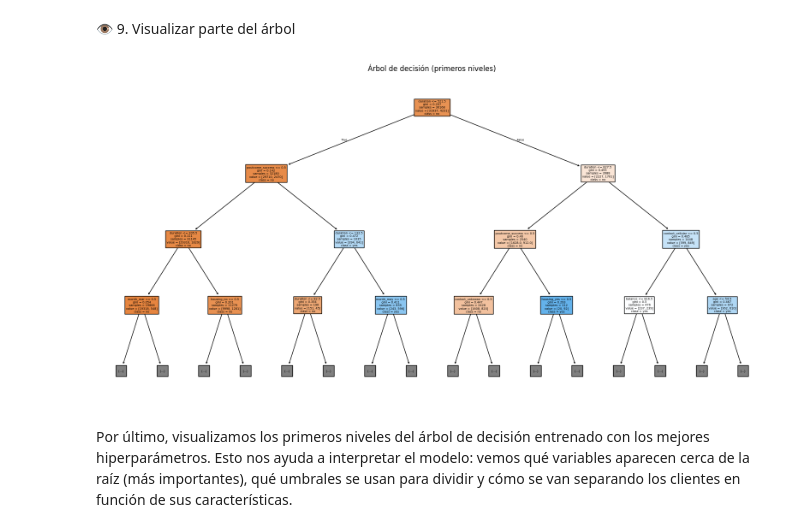
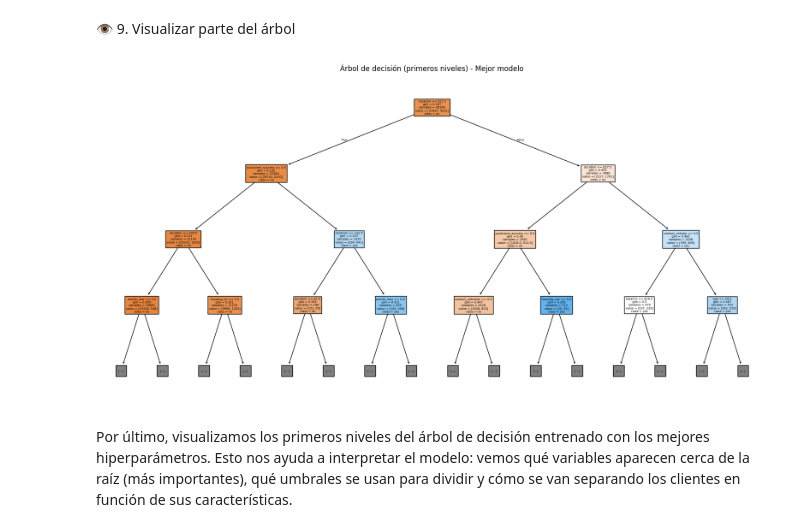
Before and after one commit to dianahoyos/DS_Online_Diana_Hoyos, a Jupyter notebook: 04_Machine_Learning/Sprint_11/Unidad_01_ML_Supervisado_Arboles_de_Decision/03_Practica_Obligatoria/18_Practica_Obligatoria_Arboles_de_Decision.ipynb, the cells around one changed output. Saved outputs shown, nothing was run; the diff lists cells and outputs as text; code cells hidden in the pictures.

```diff
--- a/04_Machine_Learning/Sprint_11/Unidad_01_ML_Supervisado_Arboles_de_Decision/03_Practica_Obligatoria/18_Practica_Obligatoria_Arboles_de_Decision.ipynb
+++ b/04_Machine_Learning/Sprint_11/Unidad_01_ML_Supervisado_Arboles_de_Decision/03_Practica_Obligatoria/18_Practica_Obligatoria_Arboles_de_Decision.ipynb
@@ -373,29 +502,38 @@ La curva ROC muestra el compromiso entre tasa de verdaderos positivos (TPR) y ta
 # %% [markdown]
 🎛️ 7. GridSearch de hiperparámetros
 # %%
-# =========================
+
 # 13. GRID SEARCH
-# =========================
+
 # Probamos varios valores para los hiperparámetros principales del árbol
+# que ofrece mejor rendimiento (según F1).
+
+# Definimos el espacio de búsqueda (param_grid).
+# Los nombres van con el prefijo "model__" porque el árbol está
+# dentro del Pipeline bajo la clave "model"
 
 param_grid = {
-    "model__max_depth": [3, 5, 7],
-    "model__min_samples_split": [2, 50],
-    "model__min_samples_leaf": [1, 20],
-    "model__criterion": ["gini", "entropy"]
+"model__max_depth": [3, 5, 7], # profundidad máxima del árbol
+"model__min_samples_split": [2, 50], # mínimo de muestras para dividir un nodo
+"model__min_samples_leaf": [1, 20], # mínimo de muestras en cada hoja
+"model__criterion": ["gini", "entropy"] # función de impureza
 }
 
+# Creamos el objeto GridSearchCV:
 grid_search = GridSearchCV(
-    estimator=clf,      # nuestro pipeline
+    estimator=clf,      # nuestro pipeline (preprocesado + modelo)
     param_grid=param_grid,
-    cv=3,               # 3 folds
-    scoring="f1",       # optimizamos F1 de la clase positiva
-    n_jobs=-1,
-    verbose=1
+    cv=3,               # validación cruzada con 3 folds
+    scoring="balanced_accuracy",       # optimizamos ... de la clase positiva
+    n_jobs=-1,          # usa todos los cores disponibles
+    verbose=1           # muestra progreso por pantalla
 )
 
+
+# Entrenamos el GridSearch: probará todas las combinaciones del grid
 grid_search.fit(X_train, y_train)
 
+# Mostramos los mejores hiperparámetros y el mejor F1 medio en CV
 print("Mejores hiperparámetros:", grid_search.best_params_)
 print("Mejor F1 (CV):", grid_search.best_score_)
 # %% [output]
@@ -447,29 +605,30 @@ Evaluamos en el conjunto de test el mejor modelo encontrado por `GridSearchCV`.
 # %% [markdown]
 👁️ 9. Visualizar parte del árbol
 # %%
-# =========================
+
 # 15. VISUALIZACIÓN DEL ÁRBOL
-# =========================
 
-# Extraemos el árbol del pipeline
+# Extraemos el árbol entrenado desde el pipeline óptimo
 best_tree = best_clf.named_steps["model"]
 
-# Nombres de las columnas tras OneHotEncoder
+# Obtenemos los nombres de las columnas tras el OneHotEncoder
 ohe = best_clf.named_steps["preprocess"].named_transformers_["cat"]
 ohe_feature_names = ohe.get_feature_names_out(categorical_cols)
+
+# Unimos nombres de variables categóricas codificadas y numéricas
 all_feature_names = np.concatenate([ohe_feature_names, numeric_cols])
 
 plt.figure(figsize=(20, 10))
 plot_tree(
     best_tree,
     feature_names=all_feature_names,
     class_names=["no", "yes"],
     filled=True,
-    max_depth=3     # solo mostramos los primeros niveles para que se entienda
+    max_depth=3  # mostramos solo los primeros niveles para que sea legible
 )
-plt.title("Árbol de decisión (primeros niveles)")
+plt.title("Árbol de decisión (primeros niveles) - Mejor modelo")
 plt.show()
 # %% [output]
-[figure, old version]
+[figure, new version]
 # %% [markdown]
 Por último, visualizamos los primeros niveles del árbol de decisión entrenado con los mejores hiperparámetros. Esto nos ayuda a interpretar el modelo: vemos qué variables aparecen cerca de la raíz (más importantes), qué umbrales se usan para dividir y cómo se van separando los clientes en función de sus características.
```
Also changed, not shown: parts of 25 cells of this notebook, 4 other files.
